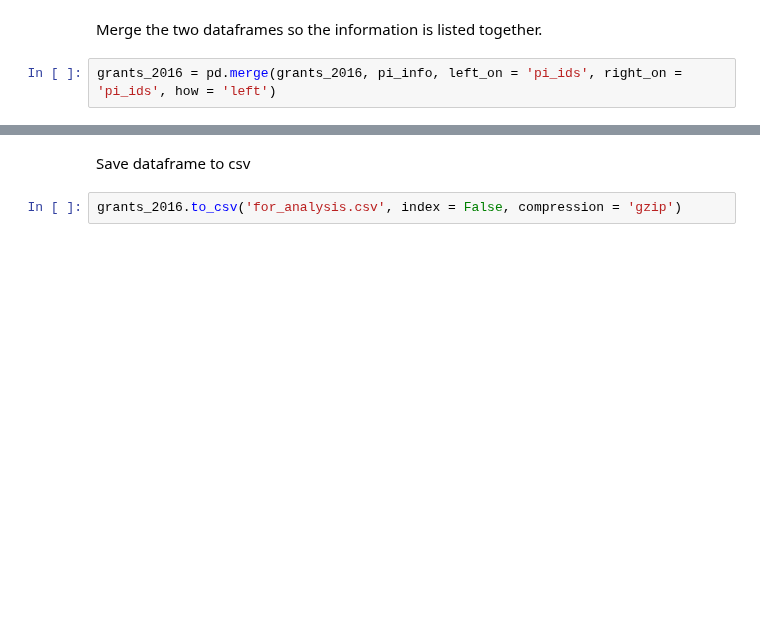
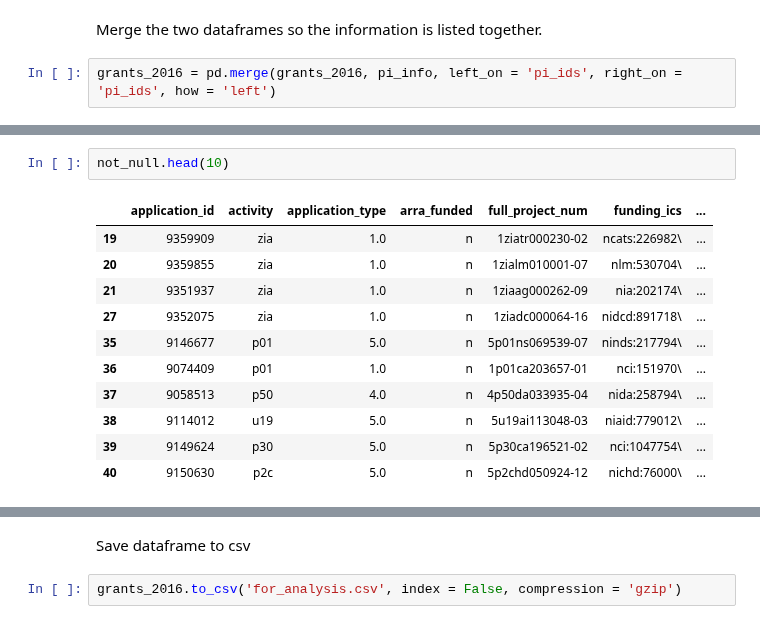
Before and after one commit to yuwie10/nih-awards, a Jupyter notebook: nih_awards.ipynb, the cells around one changed output, grey strips where cells are left out. Cells and saved outputs as stored; diff of their text form; blank space fills up the shorter version.

```diff
--- a/nih_awards.ipynb
+++ b/nih_awards.ipynb
@@ -317,3 +308,17 @@ grants_2016.head(10)
 | 7 | 8986215 | r01 | 5.0 | n | 5r01mh105329-02 | nimh:294755\ | ... |
 | 8 | 8986215 | r01 | 5.0 | n | 5r01mh105329-02 | nimh:294755\ | ... |
 | 9 | 9090084 | p41 | 4.0 | n | 4p41eb015871-30 | nibib:992896\ | ... |
+# %%
+not_null.head(10)
+# %% [output]
+|  | application_id | activity | application_type | arra_funded | full_project_num | funding_ics | ... |
+| 19 | 9359909 | zia | 1.0 | n | 1ziatr000230-02 | ncats:226982\ | ... |
+| 20 | 9359855 | zia | 1.0 | n | 1zialm010001-07 | nlm:530704\ | ... |
+| 21 | 9351937 | zia | 1.0 | n | 1ziaag000262-09 | nia:202174\ | ... |
+| 27 | 9352075 | zia | 1.0 | n | 1ziadc000064-16 | nidcd:891718\ | ... |
+| 35 | 9146677 | p01 | 5.0 | n | 5p01ns069539-07 | ninds:217794\ | ... |
+| 36 | 9074409 | p01 | 1.0 | n | 1p01ca203657-01 | nci:151970\ | ... |
+| 37 | 9058513 | p50 | 4.0 | n | 4p50da033935-04 | nida:258794\ | ... |
+| 38 | 9114012 | u19 | 5.0 | n | 5u19ai113048-03 | niaid:779012\ | ... |
+| 39 | 9149624 | p30 | 5.0 | n | 5p30ca196521-02 | nci:1047754\ | ... |
+| 40 | 9150630 | p2c | 5.0 | n | 5p2chd050924-12 | nichd:76000\ | ... |
```
Also changed, not shown: parts of 13 cells of this notebook, 2 other files.
